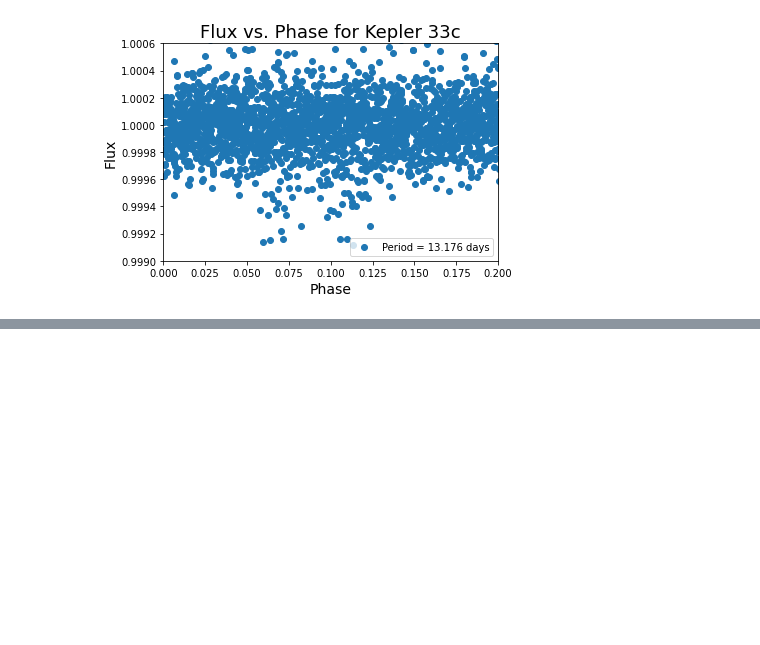
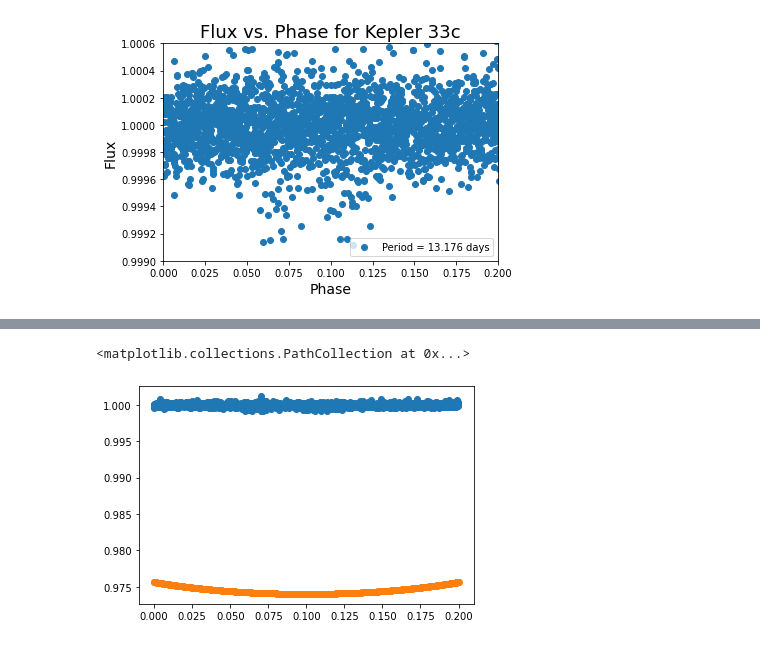
Before and after one commit to jlilly364/ASTR5490, a Jupyter notebook: HW3/PlanetsHW3.ipynb, the cells around one changed output, grey strips where cells are left out. Saved outputs shown, nothing was run; the diff lists cells and outputs as text; code cells hidden in the pictures; blank space fills up the shorter version.

```diff
--- a/HW3/PlanetsHW3.ipynb
+++ b/HW3/PlanetsHW3.ipynb
@@ -364,7 +364,7 @@ RotatingStar.RVProfileTransit(x_center=-.4,plot='profile')
 ## Raw Light Curve (chose subset of phase interval to zoom in on dip)
 # %%
 # Initialize my Periodicity class and plot the light curve
-Kepler33c = Periodicity('Kepler33.dat','Kepler 33c',5000,contiguous='Bookend',period=13.17562)
+Kepler33c = Periodicity('Kepler33.dat','Kepler 33c',['col0','col1','col2'],5000,contiguous='Bookend',period=13.17562)
 # %%
 time,rel_flux,err = Kepler33c.LightCurve(plot=True,xaxis='Time')
 # %% [output]
@@ -376,0 +382,14 @@ phase,rel_flux,err = Kepler33c.LightCurve(plot=True,xaxis='Phase')
+# %%
+phase_cut = [(i,x) for (i,x) in enumerate(phase) if x <= 0.2]
+cuts = [x[0] for x in phase_cut]
+phase_cuts = [x[1] for x in phase_cut]
+rel_flux_cuts = []
+for index in cuts:
+    flux = rel_flux[index]
+    rel_flux_cuts.append(flux)
+
+plt.scatter(phase_cuts,rel_flux_cuts,label='Phased Data')
+plt.scatter(batman_time,batman_flux,label='Batman Model')
+# %% [output]
+<matplotlib.collections.PathCollection at 0x...>
+[figure, added]
```
Also changed, not shown: parts of 5 cells of this notebook, 5 other files.
